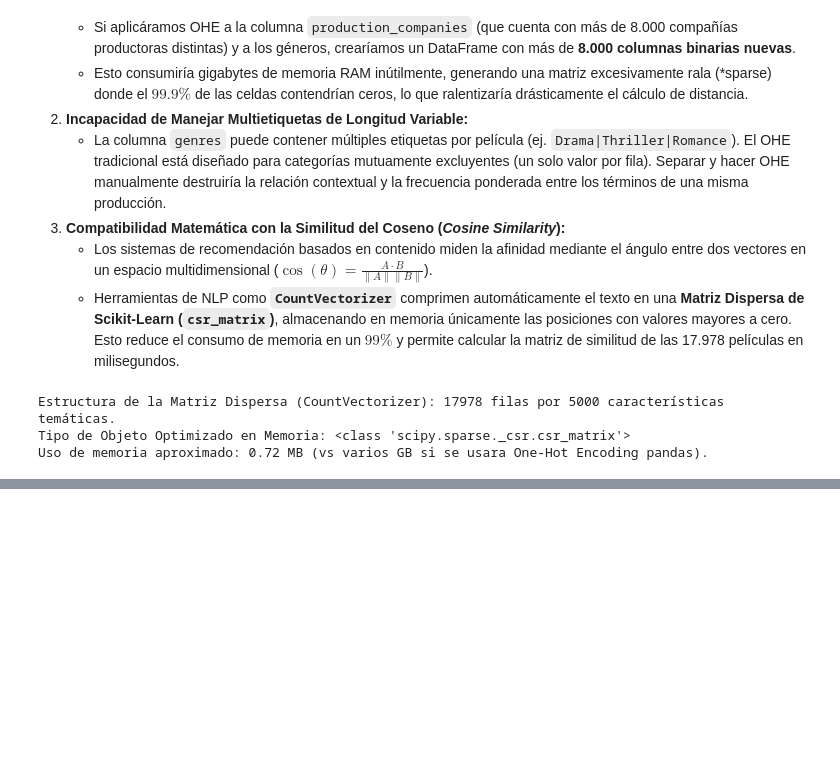
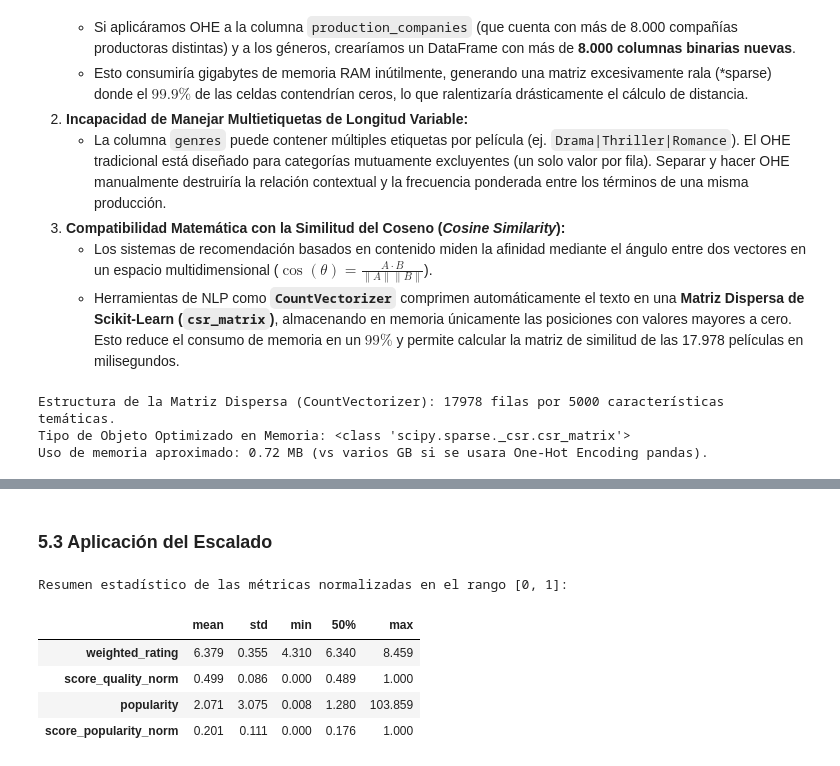
Before and after one commit to yetgx/mcdi500-tmdb-grupo4, a Jupyter notebook: F2/Fase2-Preparacion-Recomendador.ipynb, the cells around one changed output, grey strips where cells are left out. Drawn from its saved outputs; the diff is of its cells as text; code cells hidden in the pictures; blank space fills up the shorter version.

```diff
--- a/F2/Fase2-Preparacion-Recomendador.ipynb
+++ b/F2/Fase2-Preparacion-Recomendador.ipynb
@@ -190,0 +223,20 @@ Uso de memoria aproximado: 0.72 MB (vs varios GB si se usara One-Hot Encoding pa
+# %% [markdown]
+### 5.3 Aplicación del Escalado
+# %%
+# popularity: log1p antes de escalar para corregir la asimetría (skew ≈ 9,2)
+df_prep['popularity_log'] = np.log1p(df_prep['popularity'])
+
+scaler = MinMaxScaler()
+df_prep[['score_quality_norm', 'score_popularity_norm']] = scaler.fit_transform(
+    df_prep[['weighted_rating', 'popularity_log']]
+)
+
+print("Resumen estadístico de las métricas normalizadas en el rango [0, 1]:")
+df_prep[['weighted_rating', 'score_quality_norm', 'popularity', 'score_popularity_norm']].describe().T[['mean', 'std', 'min', '50%', 'max']].round(3)
+# %% [output]
+Resumen estadístico de las métricas normalizadas en el rango [0, 1]:
+|  | mean | std | min | 50% | max |
+| weighted_rating | 6.379 | 0.355 | 4.310 | 6.340 | 8.459 |
+| score_quality_norm | 0.499 | 0.086 | 0.000 | 0.489 | 1.000 |
+| popularity | 2.071 | 3.075 | 0.008 | 1.280 | 103.859 |
+| score_popularity_norm | 0.201 | 0.111 | 0.000 | 0.176 | 1.000 |
```
Also changed, not shown: parts of 7 cells of this notebook.
